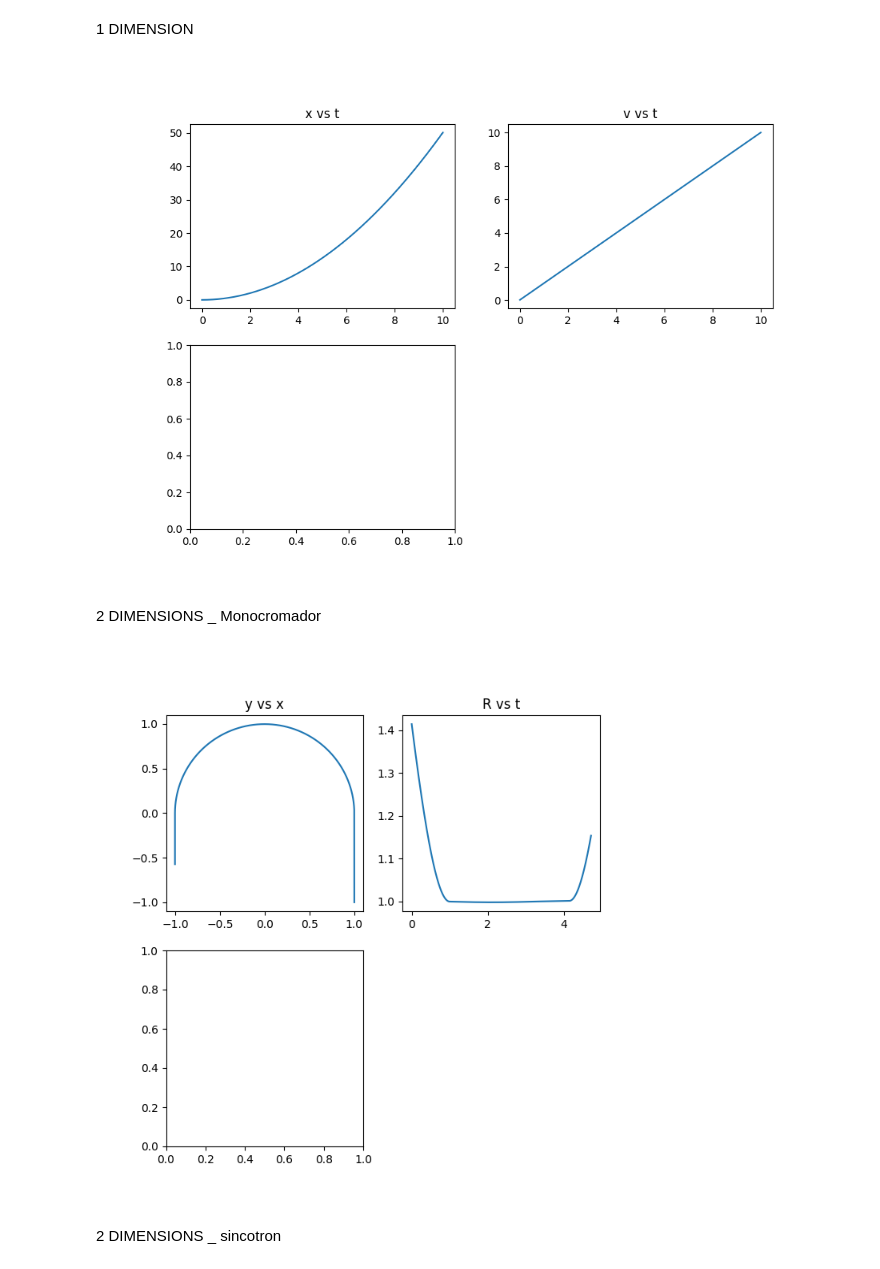
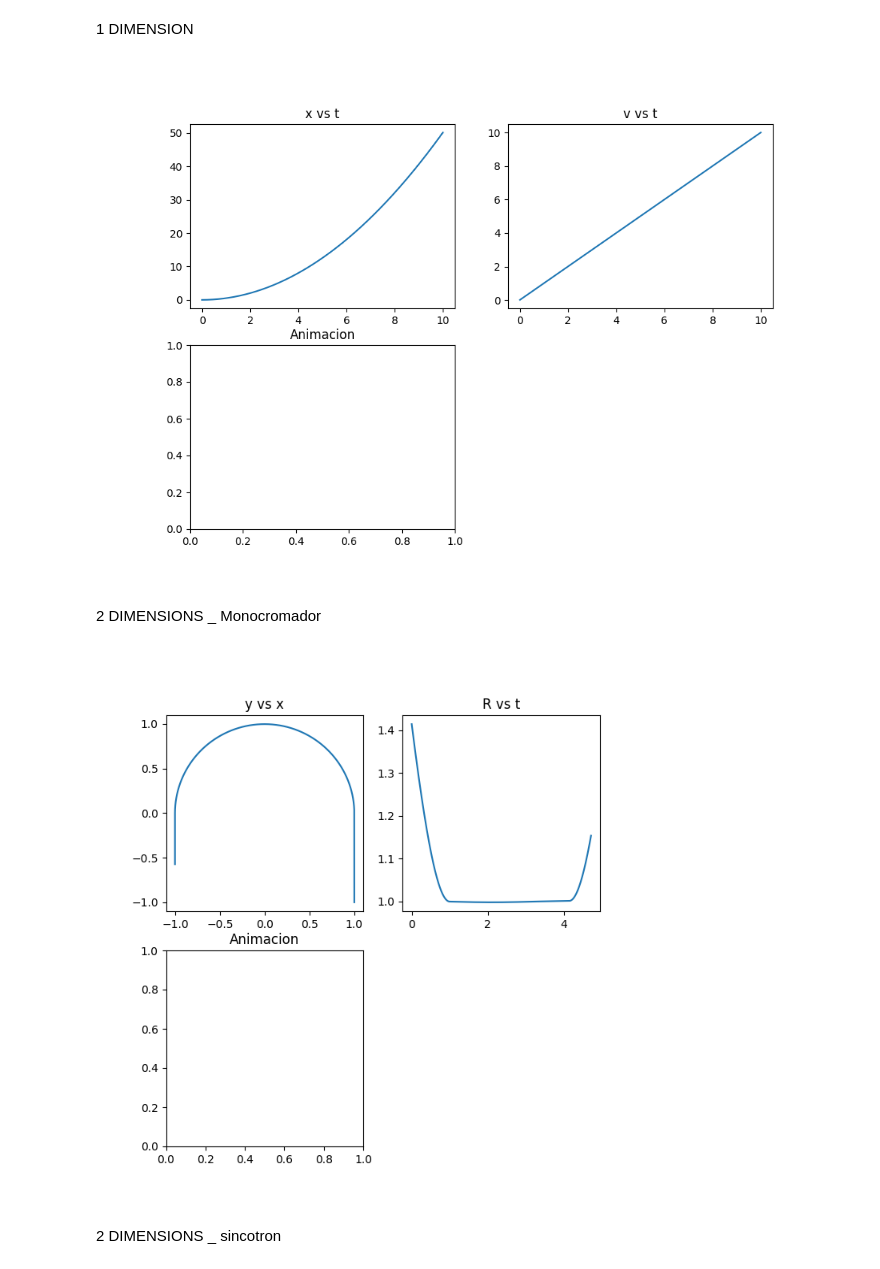
Before and after one commit to Proyecto-AP/Aceleradores, a Jupyter notebook: PART_1.ipynb, the cells around one changed output. Drawn from its saved outputs; the diff is of its cells as text; code cells hidden in the pictures.

```diff
--- a/PART_1.ipynb
+++ b/PART_1.ipynb
@@ -22,34 +22,35 @@ for i in range(len(t)):
     V[i]=V[i-1]+A*dt
     X[i]=X[i-1]+V[i]*dt
 
 
 #Animacion
 fig= plt.figure(figsize=(10,7))
 ax=fig.add_subplot(223)
 ax_1=fig.add_subplot(221)
 ax_1.plot(t,X)
 ax_1.set_title("x vs t")
 ax_2=fig.add_subplot(222)
 ax_2.plot(t,V[0:-1])
 ax_2.set_title("v vs t")
 scale = 10
 t1 = t[::scale]
 X1=X[::scale]
+ax.set_title("Animacion")
 def init():
 
     ax.clear()
     ax.set_title("Animacion")
     ax.set_xlim(0,50)
     ax.set_ylim(-1,1)
 def Update(i):
     init()
     x=X1[i]
     y=0
     circulo=plt.Rectangle((x,y),5,0.5,color="r",fill=True)
     ax.add_patch(circulo)
 Animation = anim.FuncAnimation(fig,Update,frames=len(t1),init_func=init)
 # %% [output]
-[figure, old version]
+[figure, new version]
 # %% [markdown]
 2 DIMENSIONS _ Monocromador
 # %%
@@ -88,7 +89,7 @@ ax2.set_title("R vs t")
 #Animacion
 
 ax3=fig2.add_subplot(223)
-
+ax3.set_title("Animacion")
 scale = 10
 tt = t2[::scale]
 R1=R[::scale]
@@ -108,7 +109,7 @@ def Update2(i):
     ax3.add_patch(circulo)
 Animation2 = anim.FuncAnimation(fig2,Update2,frames=len(tt),init_func=init2)
 # %% [output]
-[figure, old version]
+[figure, new version]
 # %% [markdown]
 2 DIMENSIONS _ sincotron
 # %%
```
Also changed, not shown: parts of 1 cell of this notebook.
